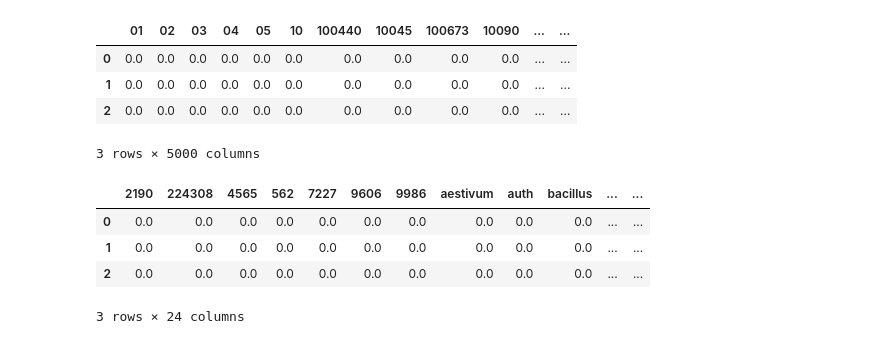
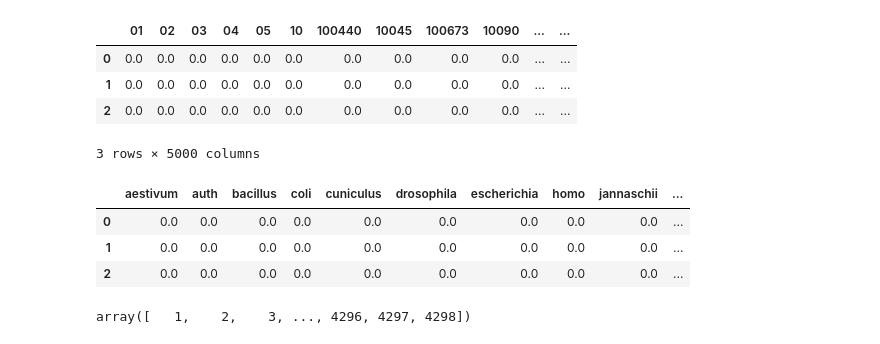
Before and after one commit to achen004/Stanford-RNA-3D-Folding-Structure-Prediction, a Jupyter notebook: rna-sequence-modeling.ipynb, the cells around one changed output. Cells and saved outputs as stored; diff of their text form; code cells hidden in the pictures.

```diff
--- a/rna-sequence-modeling.ipynb
+++ b/rna-sequence-modeling.ipynb
@@ -188,23 +189,27 @@ total datapoints: 113616
 # %%
 #try to reduce the number of word features
 var_selector=VarianceThreshold(threshold=0.01)
 da_select=var_selector.fit_transform(tfidf_all_df) #transform on test df
 ft_names=var_selector.get_feature_names_out()
-
-reduced_wfts_df=pd.DataFrame(da_select, columns=ft_names)
+non_num_ftnames=[f for f in ft_names if not f.isnumeric()]
+reduced_wfts_df=pd.DataFrame(da_select, columns=ft_names)[non_num_ftnames]
 reduced_wfts_df.head(3)
 # %% [output]
-|  | 2190 | 224308 | 4565 | 562 | 7227 | 9606 | 9986 | aestivum | auth | bacillus | ... | ... |
-| 0 | 0.0 | 0.0 | 0.0 | 0.0 | 0.0 | 0.0 | 0.0 | 0.0 | 0.0 | 0.0 | ... | ... |
-| 1 | 0.0 | 0.0 | 0.0 | 0.0 | 0.0 | 0.0 | 0.0 | 0.0 | 0.0 | 0.0 | ... | ... |
-| 2 | 0.0 | 0.0 | 0.0 | 0.0 | 0.0 | 0.0 | 0.0 | 0.0 | 0.0 | 0.0 | ... | ... |
+|  | aestivum | auth | bacillus | coli | cuniculus | drosophila | escherichia | homo | jannaschii | ... |
+| 0 | 0.0 | 0.0 | 0.0 | 0.0 | 0.0 | 0.0 | 0.0 | 0.0 | 0.0 | ... |
+| 1 | 0.0 | 0.0 | 0.0 | 0.0 | 0.0 | 0.0 | 0.0 | 0.0 | 0.0 | ... |
+| 2 | 0.0 | 0.0 | 0.0 | 0.0 | 0.0 | 0.0 | 0.0 | 0.0 | 0.0 | ... |
-3 rows × 24 columns
 # %%
 #Encode the resname
 ohe_resname=pd.get_dummies(train_full_df['resname'], dtype='int')
 #ohe_resname
 # ohe_rdf=pd.DataFrame(ohe_resname.toarray(), columns=ohe.get_features_names_out())
 # ohe_rdf.head(3)
+# %%
+train_full_df['pdb_monomer']=train_full_df['pdb_monomer'].astype(int)
+train_full_df['pdb_monomer'].unique()
+# %% [output]
+array([   1,    2,    3, ..., 4296, 4297, 4298])
 # %%
 #numerical columns
 num_cols=['resid', 'pdb_monomer', 'seq_len']
```
Also changed, not shown: parts of 6 cells of this notebook.
